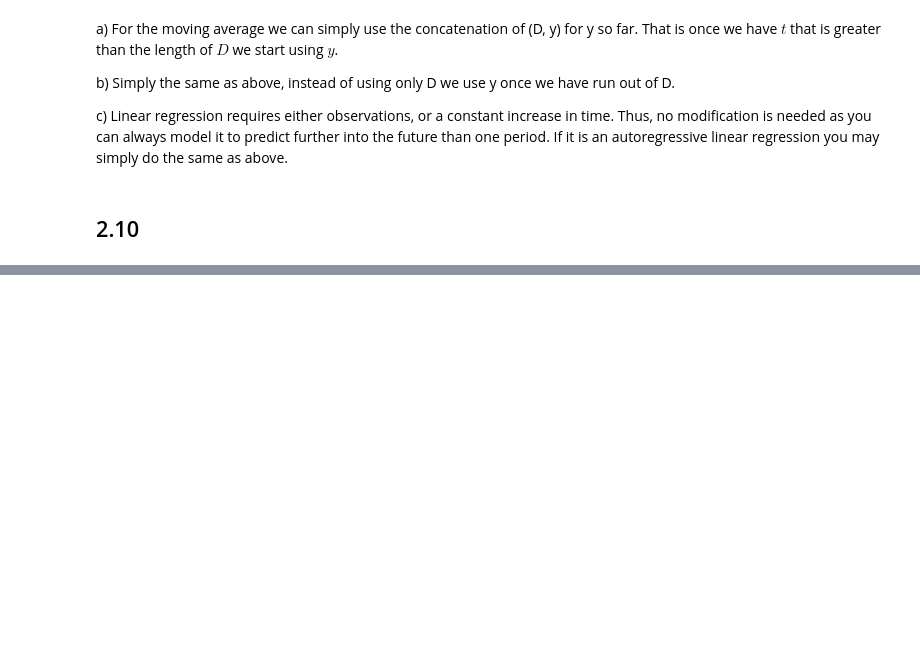
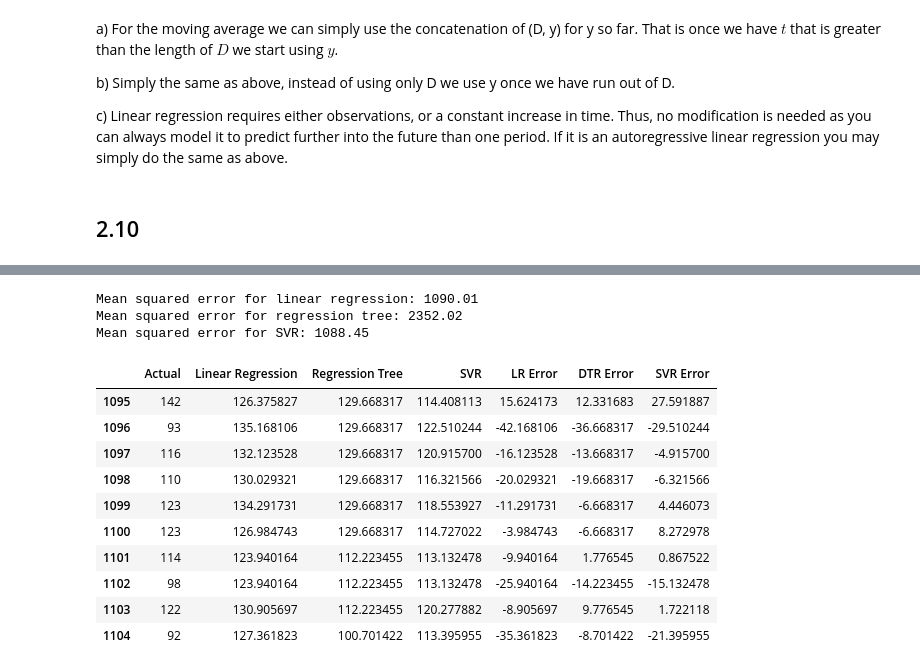
Before and after one commit to AlbinLind/Supply-Chain, a Jupyter notebook: week_1/seminar1.ipynb, the cells around one changed output, grey strips where cells are left out. Drawn from its saved outputs; the diff is of its cells as text; code cells hidden in the pictures; blank space fills up the shorter version.

```diff
--- a/week_1/seminar1.ipynb
+++ b/week_1/seminar1.ipynb
@@ -101,0 +136,40 @@ FileNotFoundError: [Errno 2] No such file or directory: 'nyc-fires.csv'
+# %%
+from sklearn.metrics import mean_squared_error
+lr_predictions = lr.predict(testing[["HighTemp", "Precip", "is_weekend"]])
+dtr_predictions = dtr.predict(testing[["HighTemp", "Precip", "is_weekend"]])
+svr_predictions = svr.predict(testing[["HighTemp", "Precip", "is_weekend"]])
+
+lr_mse = mean_squared_error(testing["NumFires"], lr_predictions)
+dtr_mse = mean_squared_error(testing["NumFires"], dtr_predictions)
+svr_mse = mean_squared_error(testing["NumFires"], svr_predictions)
+
+# Report the actual, predicted and forecast error for 10 first rows
+values = {
+    "Actual": testing["NumFires"].head(10),
+    "Linear Regression": lr_predictions[:10],
+    "Regression Tree": dtr_predictions[:10],
+    "SVR": svr_predictions[:10]
+}
+df = pd.DataFrame(values)
+df["LR Error"] = df["Actual"] - df["Linear Regression"]
+df["DTR Error"] = df["Actual"] - df["Regression Tree"]
+df["SVR Error"] = df["Actual"] - df["SVR"]
+print(f"Mean squared error for linear regression: {lr_mse:.2f}")
+print(f"Mean squared error for regression tree: {dtr_mse:.2f}")
+print(f"Mean squared error for SVR: {svr_mse:.2f}")
+df
+# %% [output]
+Mean squared error for linear regression: 1090.01
+Mean squared error for regression tree: 2352.02
+Mean squared error for SVR: 1088.45
+|  | Actual | Linear Regression | Regression Tree | SVR | LR Error | DTR Error | SVR Error |
+| 1095 | 142 | 126.375827 | 129.668317 | 114.408113 | 15.624173 | 12.331683 | 27.591887 |
+| 1096 | 93 | 135.168106 | 129.668317 | 122.510244 | -42.168106 | -36.668317 | -29.510244 |
+| 1097 | 116 | 132.123528 | 129.668317 | 120.915700 | -16.123528 | -13.668317 | -4.915700 |
+| 1098 | 110 | 130.029321 | 129.668317 | 116.321566 | -20.029321 | -19.668317 | -6.321566 |
+| 1099 | 123 | 134.291731 | 129.668317 | 118.553927 | -11.291731 | -6.668317 | 4.446073 |
+| 1100 | 123 | 126.984743 | 129.668317 | 114.727022 | -3.984743 | -6.668317 | 8.272978 |
+| 1101 | 114 | 123.940164 | 112.223455 | 113.132478 | -9.940164 | 1.776545 | 0.867522 |
+| 1102 | 98 | 123.940164 | 112.223455 | 113.132478 | -25.940164 | -14.223455 | -15.132478 |
+| 1103 | 122 | 130.905697 | 112.223455 | 120.277882 | -8.905697 | 9.776545 | 1.722118 |
+| 1104 | 92 | 127.361823 | 100.701422 | 113.395955 | -35.361823 | -8.701422 | -21.395955 |
```
Also changed, not shown: parts of 5 cells of this notebook, 2 other files.
